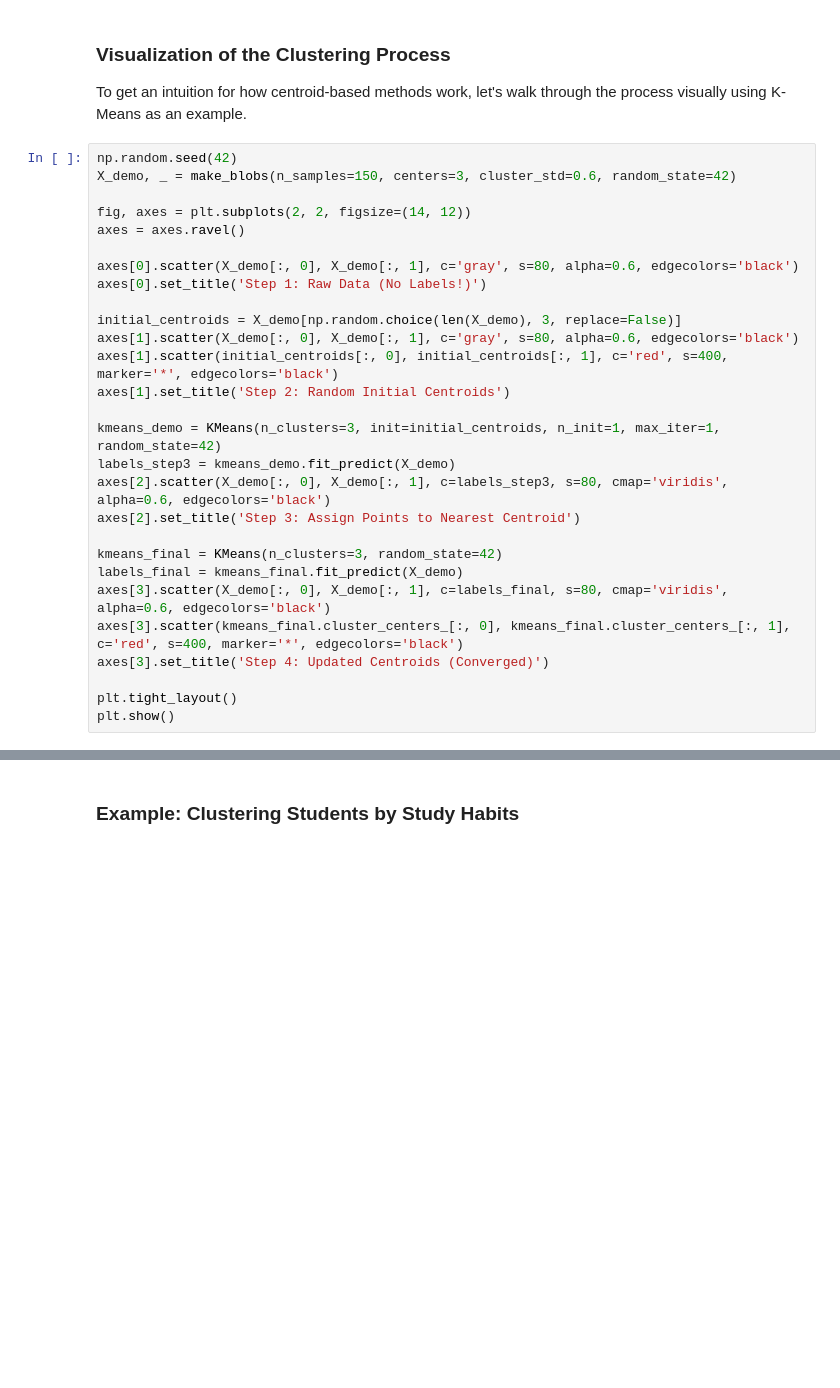
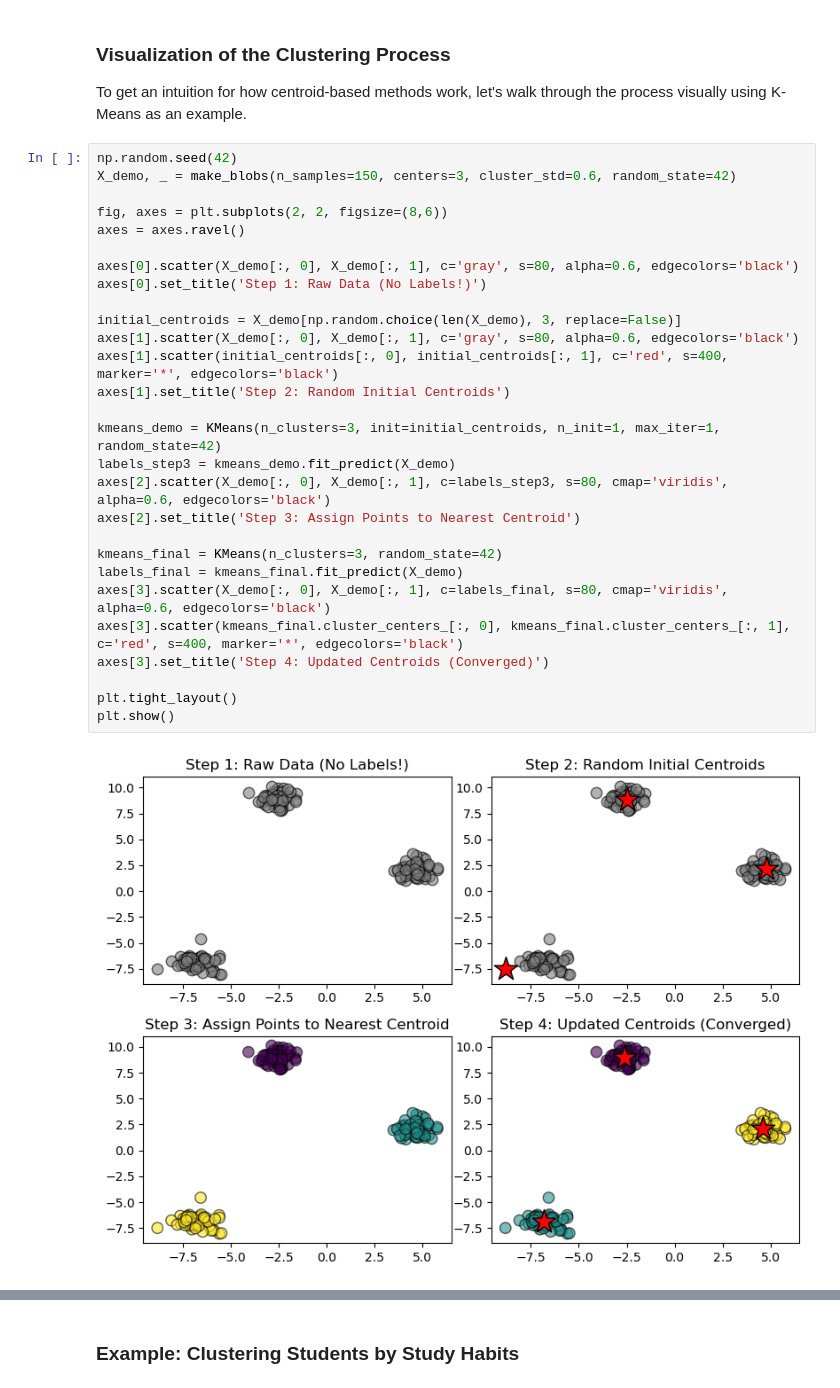
Before and after one commit to willcho5603/bwsi-comp-problem-solving, a Jupyter notebook: mod6_unsupervised_learning/1_types_of_unsupervised_learning.ipynb, the cells around one changed output, grey strips where cells are left out. Saved outputs shown, nothing was run; the diff lists cells and outputs as text; blank space fills up the shorter version.

```diff
--- a/mod6_unsupervised_learning/1_types_of_unsupervised_learning.ipynb
+++ b/mod6_unsupervised_learning/1_types_of_unsupervised_learning.ipynb
@@ -58,28 +76,30 @@ To get an intuition for how centroid-based methods work, let's walk through the
 # %%
 np.random.seed(42)
 X_demo, _ = make_blobs(n_samples=150, centers=3, cluster_std=0.6, random_state=42)
 
-fig, axes = plt.subplots(2, 2, figsize=(14, 12))
+fig, axes = plt.subplots(2, 2, figsize=(8,6))
 axes = axes.ravel()
 
 axes[0].scatter(X_demo[:, 0], X_demo[:, 1], c='gray', s=80, alpha=0.6, edgecolors='black')
 axes[0].set_title('Step 1: Raw Data (No Labels!)')
 
 initial_centroids = X_demo[np.random.choice(len(X_demo), 3, replace=False)]
 axes[1].scatter(X_demo[:, 0], X_demo[:, 1], c='gray', s=80, alpha=0.6, edgecolors='black')
 axes[1].scatter(initial_centroids[:, 0], initial_centroids[:, 1], c='red', s=400, marker='*', edgecolors='black')
 axes[1].set_title('Step 2: Random Initial Centroids')
 
 kmeans_demo = KMeans(n_clusters=3, init=initial_centroids, n_init=1, max_iter=1, random_state=42)
 labels_step3 = kmeans_demo.fit_predict(X_demo)
 axes[2].scatter(X_demo[:, 0], X_demo[:, 1], c=labels_step3, s=80, cmap='viridis', alpha=0.6, edgecolors='black')
 axes[2].set_title('Step 3: Assign Points to Nearest Centroid')
 
 kmeans_final = KMeans(n_clusters=3, random_state=42)
 labels_final = kmeans_final.fit_predict(X_demo)
 axes[3].scatter(X_demo[:, 0], X_demo[:, 1], c=labels_final, s=80, cmap='viridis', alpha=0.6, edgecolors='black')
 axes[3].scatter(kmeans_final.cluster_centers_[:, 0], kmeans_final.cluster_centers_[:, 1], c='red', s=400, marker='*', edgecolors='black')
 axes[3].set_title('Step 4: Updated Centroids (Converged)')
 
 plt.tight_layout()
 plt.show()
+# %% [output]
+[figure, added]
```
Also changed, not shown: parts of 25 cells of this notebook.
